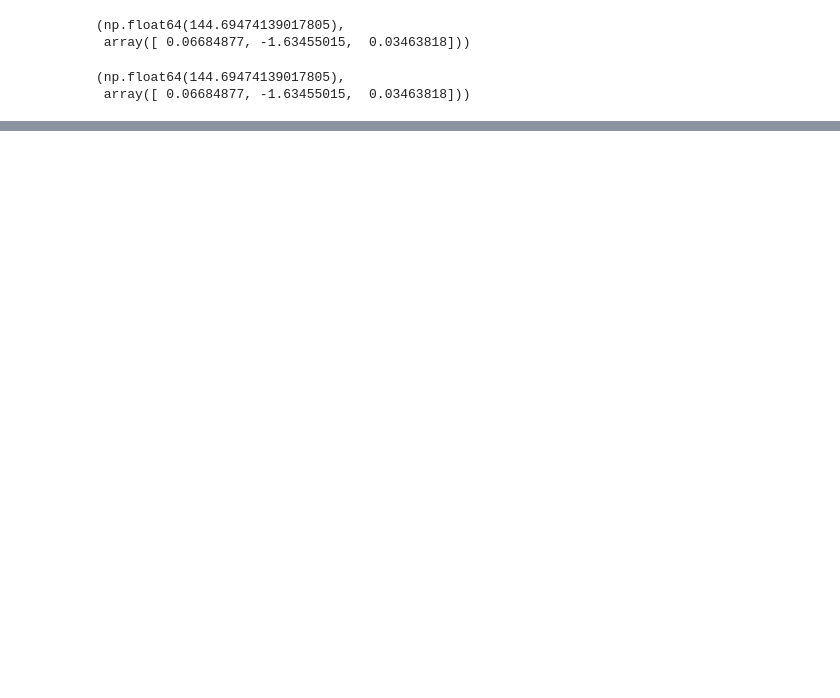
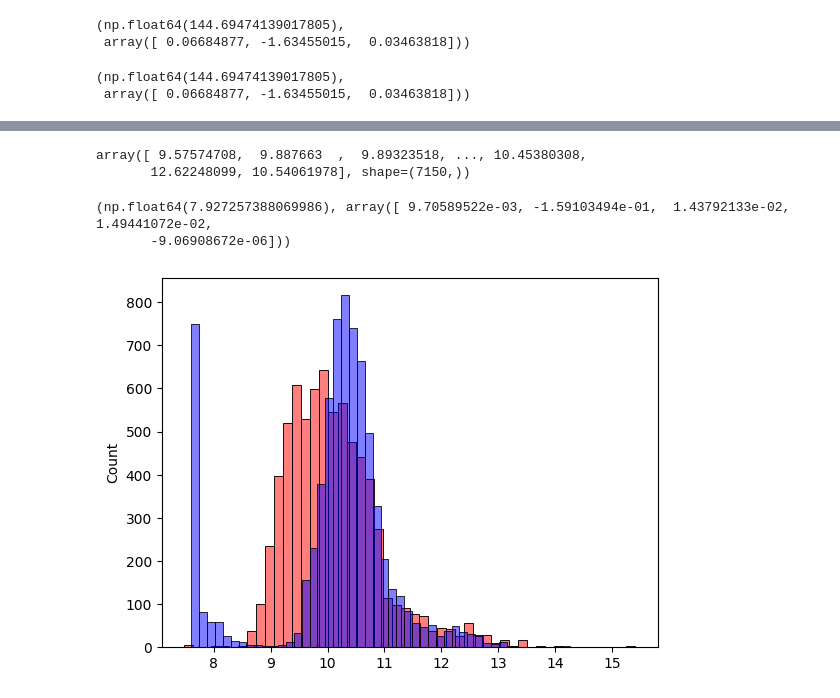
Before and after one commit to joeypinaroc/machine-learning-zoomcamp, a Jupyter notebook: 02-regression/regression.ipynb, the cells around one changed output, grey strips where cells are left out. Cells and saved outputs as stored; diff of their text form; code cells hidden in the pictures; blank space fills up the shorter version.

```diff
--- a/02-regression/regression.ipynb
+++ b/02-regression/regression.ipynb
@@ -484,0 +507,4 @@ train_linear_regression(X, y)
+# %%
+base = ['engine_hp', 'engine_cylinders', 'highway_mpg', 'city_mpg', 'popularity']
+
+df_train[base]
@@ -484,0 +527,27 @@ train_linear_regression(X, y)
+# %%
+y_train # from earlier lesson, log-normalized msrp
+# %% [output]
+array([ 9.57574708,  9.887663  ,  9.89323518, ..., 10.45380308,
+       12.62248099, 10.54061978], shape=(7150,))
+# %%
+# df_train[base].fillna(0); # fill nulls with 0s, makes model ignore nulls
+X_train = df_train[base].fillna(0).values
+# %%
+print(train_linear_regression(X_train, y_train))
+# %% [output]
+(np.float64(7.927257388069986), array([ 9.70589522e-03, -1.59103494e-01,  1.43792133e-02,  1.49441072e-02,
+       -9.06908672e-06]))
+# %%
+# now we have the weights
+w0, w = train_linear_regression(X_train, y_train)
+# %%
+# y_pred is the msrps predicted from training data
+y_pred = w0 + X_train.dot(w);
+# %%
+# can now plot this vs actual msrps
+sns.histplot(y_pred, color = 'red', alpha = 0.5, bins = 50);
+sns.histplot(y_train, color = 'blue', alpha = 0.5, bins = 50);
+
+# blue is the target, red is the predictions
+# %% [output]
+[figure, added]
```
Also changed, not shown: parts of 9 cells of this notebook.
